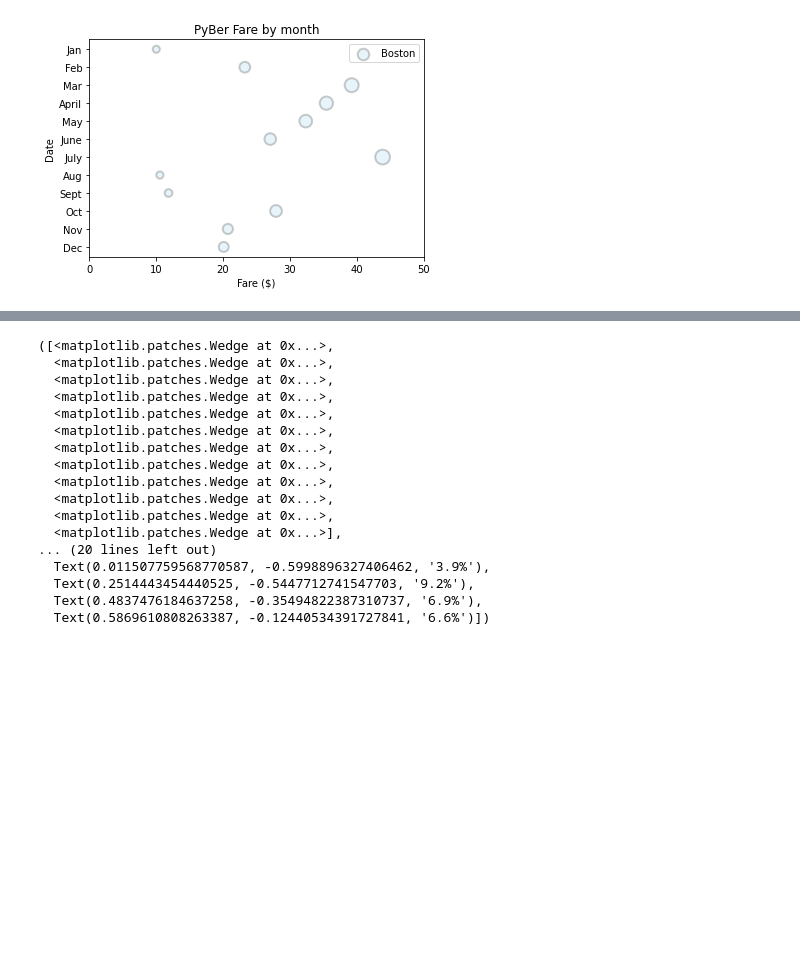
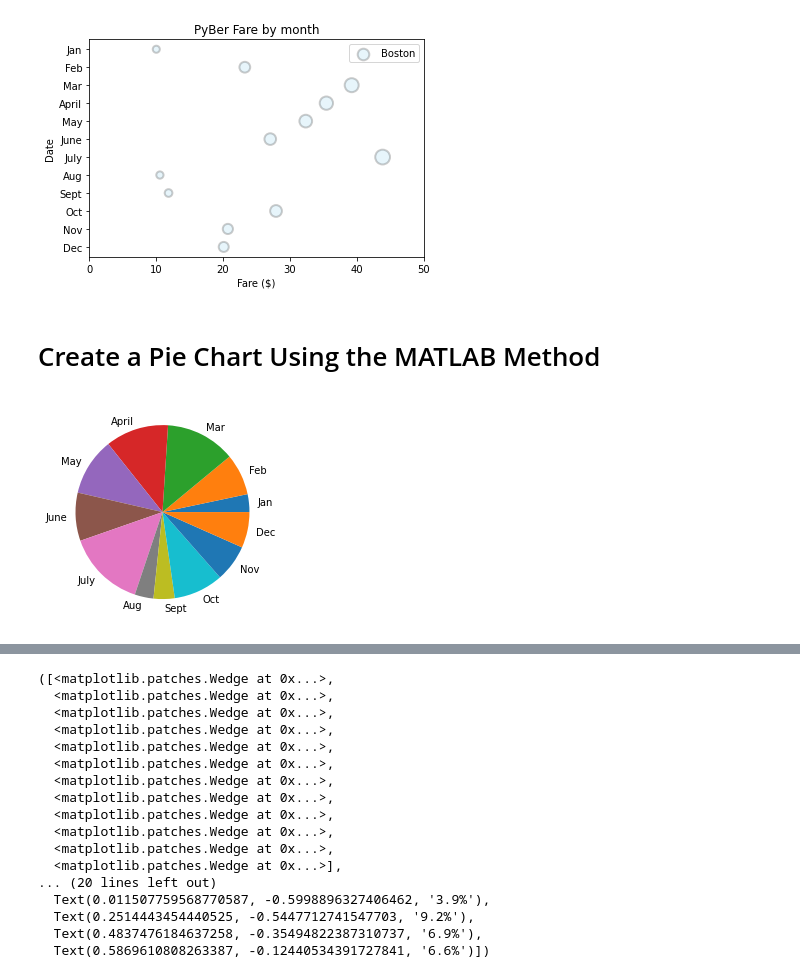
Before and after one commit to stephenanayashilliard/PyBer_Analysis, a Jupyter notebook: matplotlib_practice.ipynb, the cells around one changed output, grey strips where cells are left out. Saved outputs shown, nothing was run; the diff lists cells and outputs as text; code cells hidden in the pictures; blank space fills up the shorter version.

Commit message:
charts

```diff
--- a/matplotlib_practice.ipynb
+++ b/matplotlib_practice.ipynb
@@ -232,3 +338,10 @@ ax.legend()
 # %% [output]
 <matplotlib.legend.Legend at 0x...>
 [figure]
+# %% [markdown]
+# Create a Pie Chart Using the MATLAB Method
+# %%
+plt.pie(y_axis, labels=x_axis)
+plt.show()
+# %% [output]
+[figure, added]
```
Also changed, not shown: parts of 42 cells of this notebook.
